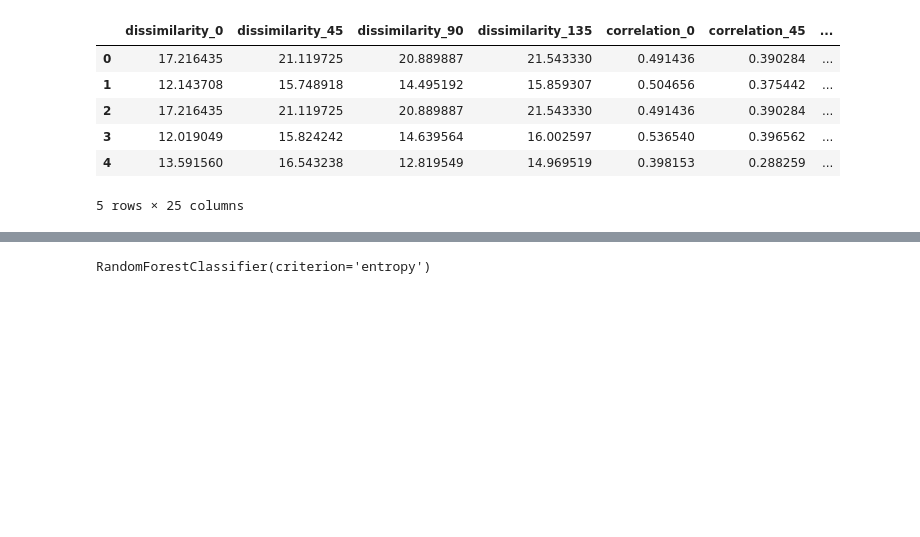
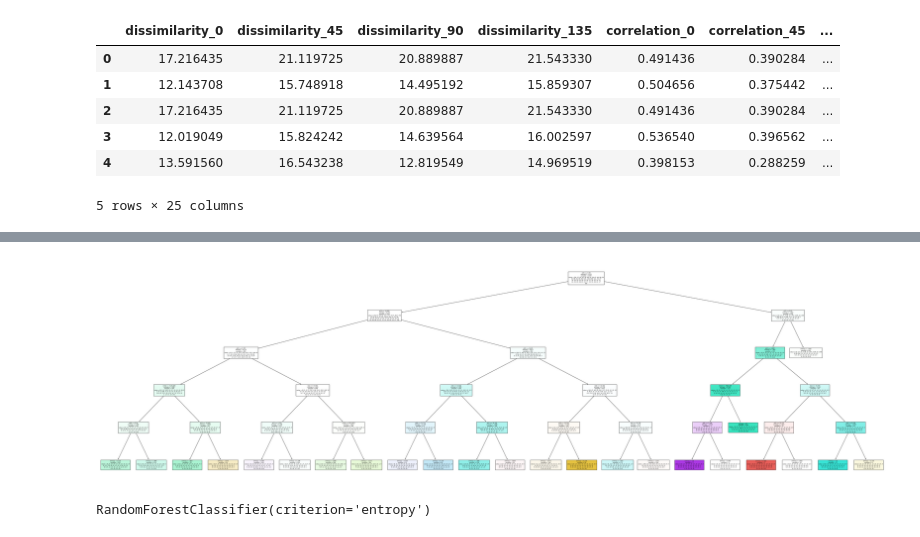
Before and after one commit to satya2770/Machine_learning, a Jupyter notebook: lab_4.ipynb, the cells around one changed output, grey strips where cells are left out. Cells and saved outputs as stored; diff of their text form; code cells hidden in the pictures; blank space fills up the shorter version.

```diff
--- a/lab_4.ipynb
+++ b/lab_4.ipynb
@@ -198,0 +199,2 @@ plt.show()
+# %%
+model=DecisionTreeClassifier(criterion='entropy',max_depth=5)
@@ -199,3 +237,11 @@ plt.show()
+# %%
+import matplotlib.pyplot as plt
+from sklearn import tree
+plt.figure(figsize=(70,20))
+tree.plot_tree(model,filled=True)
+plt.show()
+# %% [output]
+[figure, added]
 # %%
 from sklearn.ensemble import RandomForestClassifier
 # %%
```
Also changed, not shown: parts of 19 cells of this notebook.
